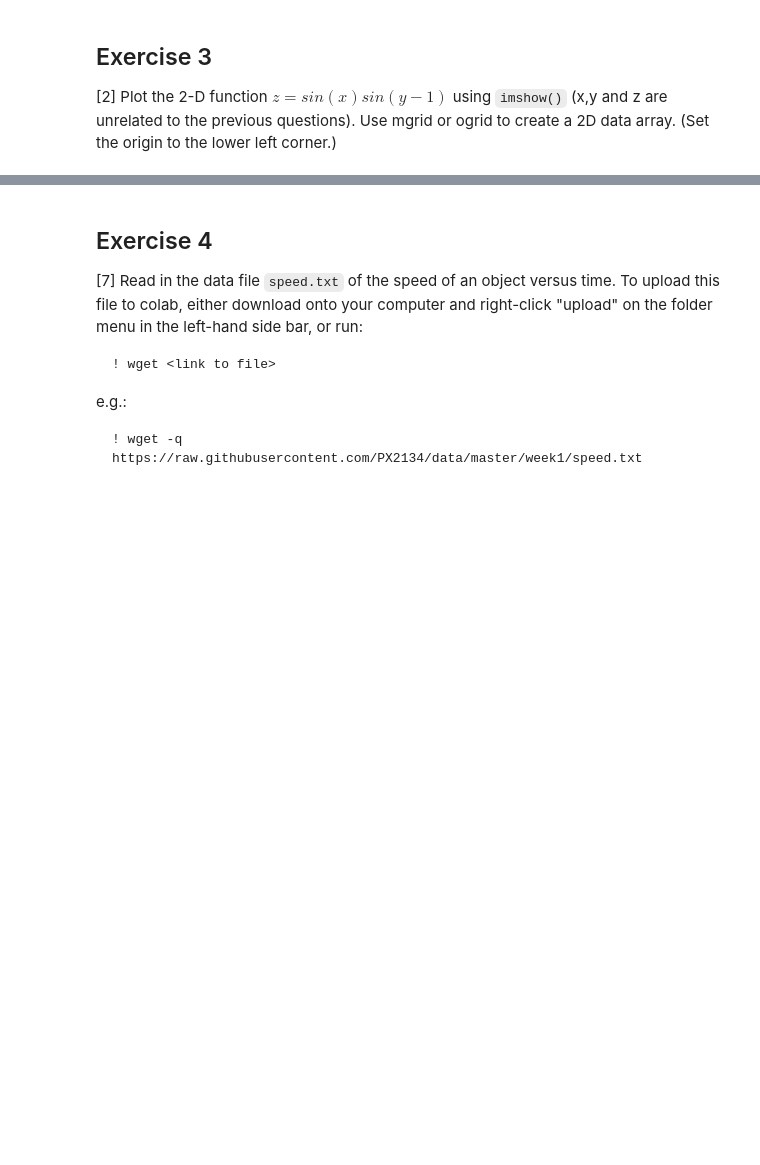
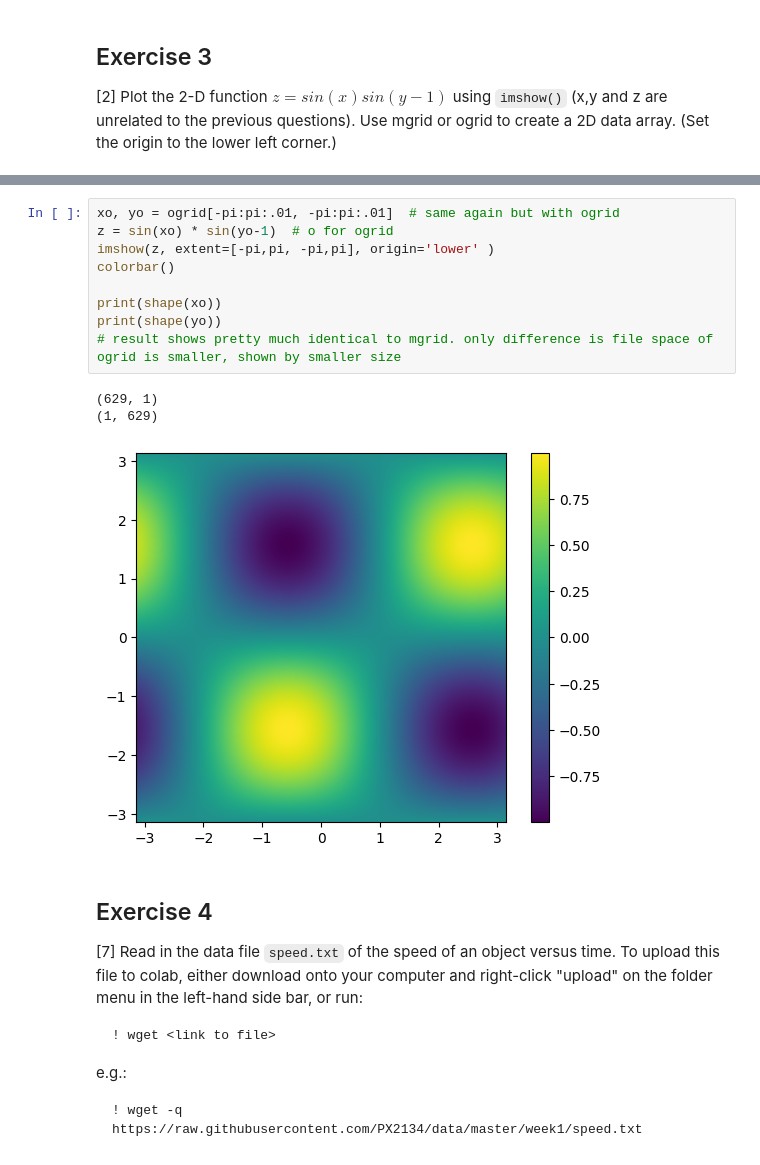
Before and after one commit to PX2145-2025/week-1-b-Morgan-Howard-Reuben, a Jupyter notebook: Revisions.ipynb, the cells around one changed output, grey strips where cells are left out. Cells and saved outputs as stored; diff of their text form; blank space fills up the shorter version.

```diff
--- a/Revisions.ipynb
+++ b/Revisions.ipynb
@@ -419,3 +434,16 @@ Text(0, 0.5, 'points and curve')
+# %%
+xo, yo = ogrid[-pi:pi:.01, -pi:pi:.01]  # same again but with ogrid
+z = sin(xo) * sin(yo-1)  # o for ogrid
+imshow(z, extent=[-pi,pi, -pi,pi], origin='lower' )
+colorbar()
+
+print(shape(xo))
+print(shape(yo))
+# result shows pretty much identical to mgrid. only difference is file space of ogrid is smaller, shown by smaller size
+# %% [output]
+(629, 1)
+(1, 629)
+[figure, added]
 # %% [markdown]
 ## Exercise 4
 [7] Read in the data file `speed.txt` of the speed of an object versus time. To upload this file to colab, either download onto your computer and right-click "upload" on the folder menu in the left-hand side bar, or run:
```
Also changed, not shown: parts of 1 cell of this notebook.
